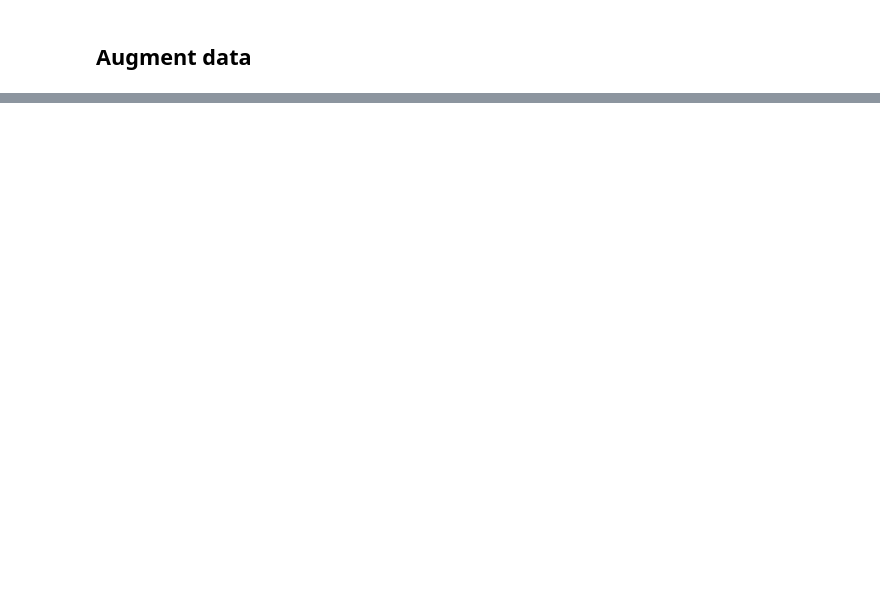
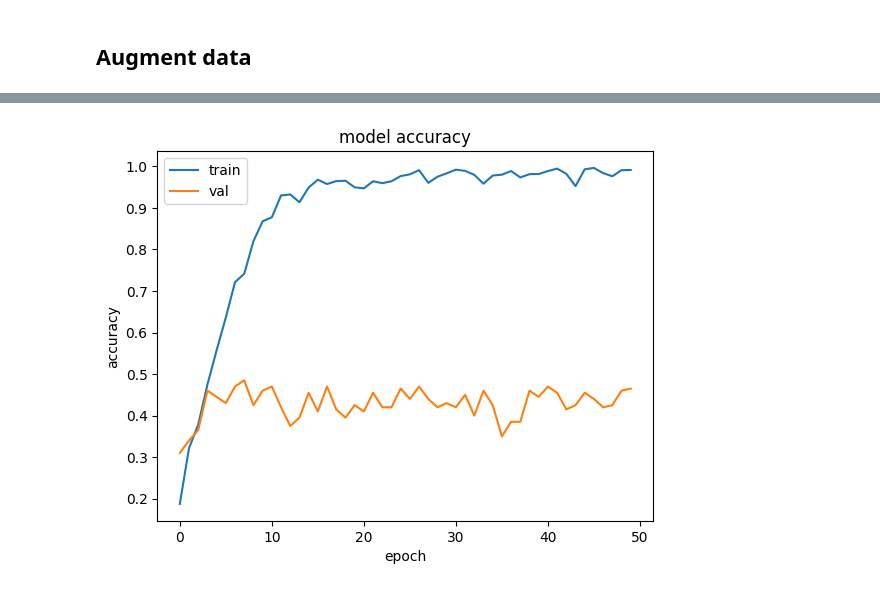
Before and after one commit to ingvildcf/TTK28_DL_project, a Jupyter notebook: music_genre_classification/MGC.ipynb, the cells around one changed output, grey strips where cells are left out. Cells and saved outputs as stored; diff of their text form; code cells hidden in the pictures; blank space fills up the shorter version.

```diff
--- a/music_genre_classification/MGC.ipynb
+++ b/music_genre_classification/MGC.ipynb
@@ -97,0 +179,17 @@ FileNotFoundError: [Errno 2] No such file or directory: 'D:/1481637021654134785_
+# %%
+#converting the test and train data to numpy array
+X_train = np.stack(X_train)
+X_test = np.stack(X_test)
+# %%
+encoder = LabelEncoder()
+encoder.fit(Y_train)
+
+Y_train = encoder.transform(Y_train).reshape([len(Y_train), 1])
+
+encoder = LabelEncoder()
+encoder.fit(Y_test)
+
+Y_test = encoder.transform(Y_test).reshape([len(Y_test), 1])
+# %%
+X_train = X_train.reshape(X_train.shape[0], X_train.shape[1], X_train.shape[2],1)
+X_test = X_test.reshape(X_test.shape[0], X_test.shape[1], X_test.shape[2],1)
@@ -97,0 +261,2 @@ FileNotFoundError: [Errno 2] No such file or directory: 'D:/1481637021654134785_
+# %%
+history = model.fit(X_train, Y_train, validation_data=(X_test, Y_test),epochs=50)
@@ -97,0 +281,11 @@ FileNotFoundError: [Errno 2] No such file or directory: 'D:/1481637021654134785_
+# %%
+plt.plot(history.history['accuracy'])
+plt.plot(history.history['val_accuracy'])
+plt.title('model accuracy')
+plt.ylabel('accuracy')
+plt.xlabel('epoch')
+plt.legend(['train', 'val'], loc='upper left')
+plt.show()
+print()
+# %% [output]
+[figure, added]
```
Also changed, not shown: parts of 15 cells of this notebook, 8 other files.
